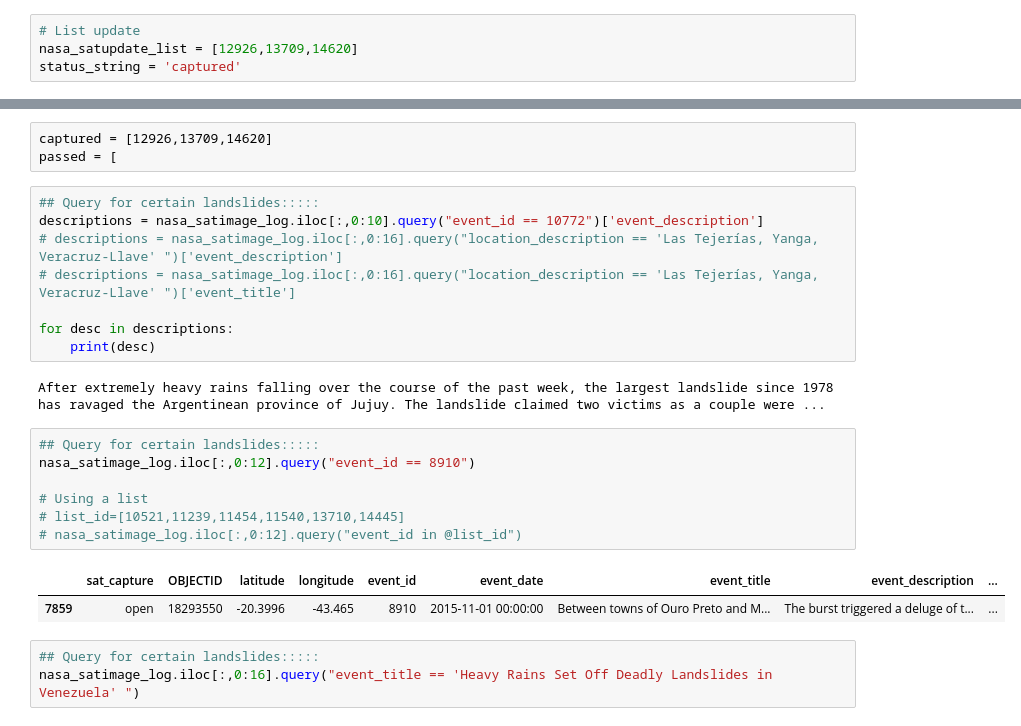
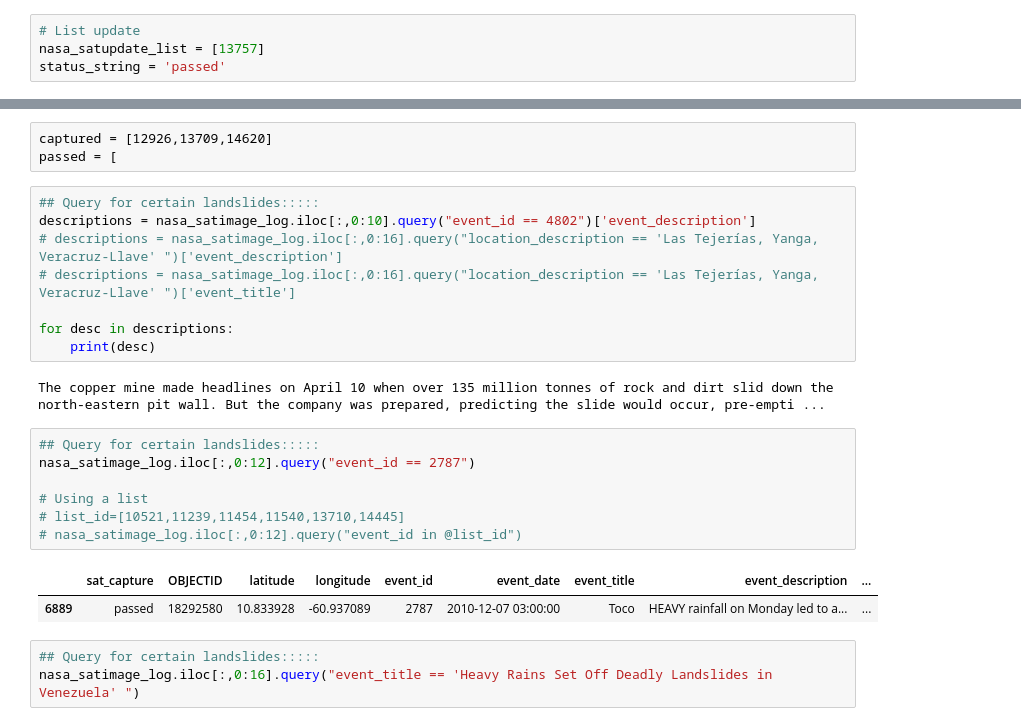
Before and after one commit to eltsvetk/DS6050_Project, a Jupyter notebook: Landslide_SatImage_Tracker.ipynb, the cells around one changed output, grey strips where cells are left out. Saved outputs shown, nothing was run; the diff lists cells and outputs as text.

```diff
--- a/Landslide_SatImage_Tracker.ipynb
+++ b/Landslide_SatImage_Tracker.ipynb
@@ -52,8 +52,8 @@ def stat_update(df,id_number_list, status):
     df.loc[nasa_satimage_log['event_id'].isin(id_number_list), 'sat_capture'] = status
 # %%
 # List update
-nasa_satupdate_list = [12926,13709,14620]
-status_string = 'captured'
+nasa_satupdate_list = [13757]
+status_string = 'passed'
 # %%
 # Execute Update
 stat_update(nasa_satimage_log,nasa_satupdate_list,status_string)
@@ -139,24 +139,24 @@ captured = [12926,13709,14620]
 passed = [
 # %%
 ## Query for certain landslides:::::
-descriptions = nasa_satimage_log.iloc[:,0:10].query("event_id == 10772")['event_description']
+descriptions = nasa_satimage_log.iloc[:,0:10].query("event_id == 4802")['event_description']
 # descriptions = nasa_satimage_log.iloc[:,0:16].query("location_description == 'Las Tejerías, Yanga, Veracruz-Llave' ")['event_description']
 # descriptions = nasa_satimage_log.iloc[:,0:16].query("location_description == 'Las Tejerías, Yanga, Veracruz-Llave' ")['event_title']
 
 for desc in descriptions:
     print(desc)
 # %% [output]
-After extremely heavy rains falling over the course of the past week, the largest landslide since 1978 has ravaged the Argentinean province of Jujuy. The landslide claimed two victims as a couple were ...
+The copper mine made headlines on April 10 when over 135 million tonnes of rock and dirt slid down the north-eastern pit wall. But the company was prepared, predicting the slide would occur, pre-empti ...
 # %%
 ## Query for certain landslides:::::
-nasa_satimage_log.iloc[:,0:12].query("event_id == 8910")
+nasa_satimage_log.iloc[:,0:12].query("event_id == 2787")
 
 # Using a list
 # list_id=[10521,11239,11454,11540,13710,14445]
 # nasa_satimage_log.iloc[:,0:12].query("event_id in @list_id")
 # %% [output]
 |  | sat_capture | OBJECTID | latitude | longitude | event_id | event_date | event_title | event_description | ... |
-| 7859 | open | 18293550 | -20.3996 | -43.465 | 8910 | 2015-11-01 00:00:00 | Between towns of Ouro Preto and M... | The burst triggered a deluge of t... | ... |
+| 6889 | passed | 18292580 | 10.833928 | -60.937089 | 2787 | 2010-12-07 03:00:00 | Toco | HEAVY rainfall on Monday led to a... | ... |
 # %%
 ## Query for certain landslides:::::
 nasa_satimage_log.iloc[:,0:16].query("event_title == 'Heavy Rains Set Off Deadly Landslides in Venezuela' ")
```
Also changed, not shown: parts of 1 cell of this notebook, 1 other file.
